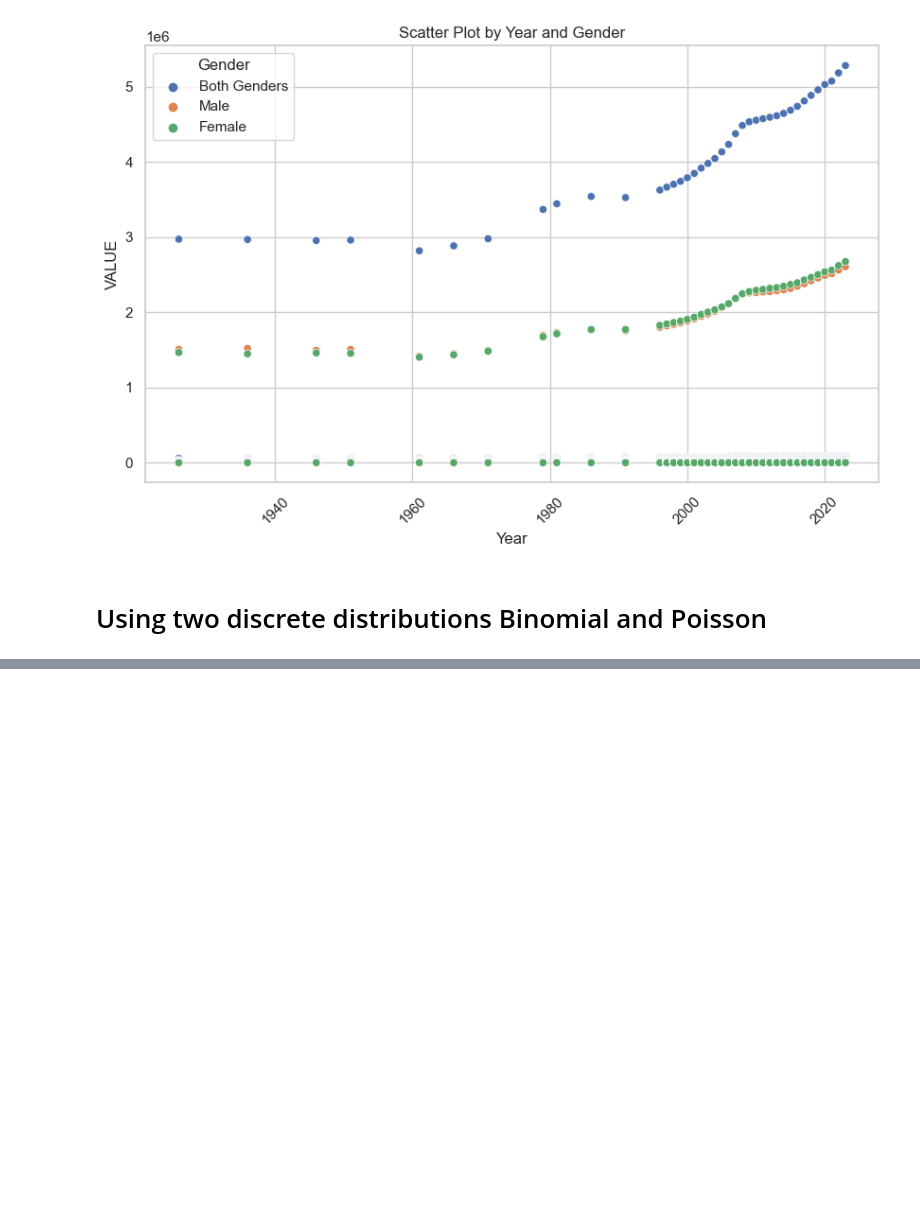
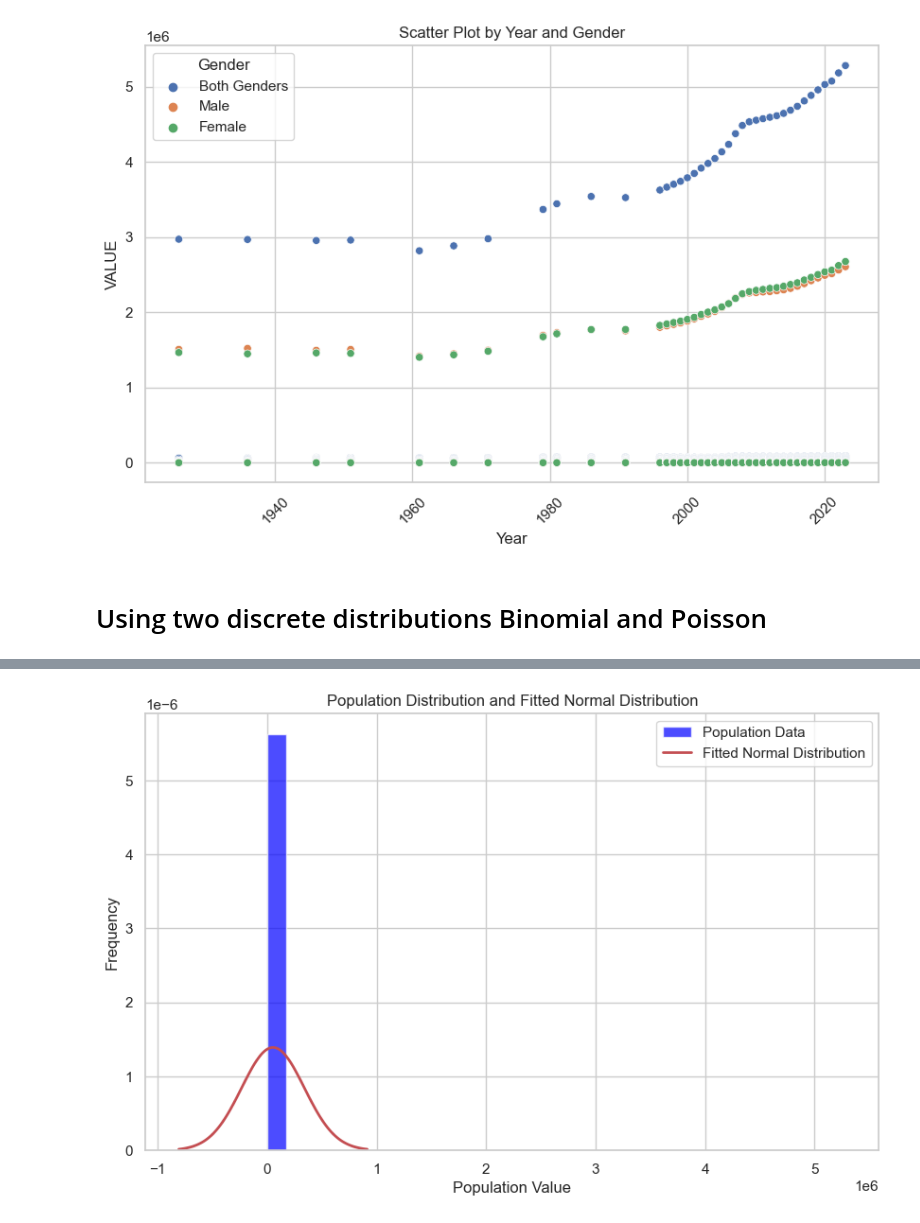
Before and after one commit to kalyanicct/DA-CA1, a Jupyter notebook: population.ipynb, the cells around one changed output, grey strips where cells are left out. Drawn from its saved outputs; the diff is of its cells as text; code cells hidden in the pictures; blank space fills up the shorter version.

```diff
--- a/population.ipynb
+++ b/population.ipynb
@@ -190,0 +203,20 @@ plt.show()
+# %%
+# Calculate the mean and standard deviation of the data
+mean = np.mean(values)
+std = np.std(values)
+
+# Generating a range of values for the normal distribution
+x = np.linspace(mean - 3 * std, mean + 3 * std, 100)
+pdf = norm.pdf(x, mean, std)
+
+# Visualizing the data and the fitted normal distribution
+plt.figure(figsize=(10, 6))
+plt.hist(values, bins=30, color="blue", alpha=0.7, density=True, label="Population Data")
+plt.plot(x, pdf, 'r-', lw=2, label="Fitted Normal Distribution")
+plt.xlabel("Population Value")
+plt.ylabel("Frequency")
+plt.title("Population Distribution and Fitted Normal Distribution")
+plt.legend()
+plt.show()
+# %% [output]
+[figure, added]
```
Also changed, not shown: parts of 15 cells of this notebook.
